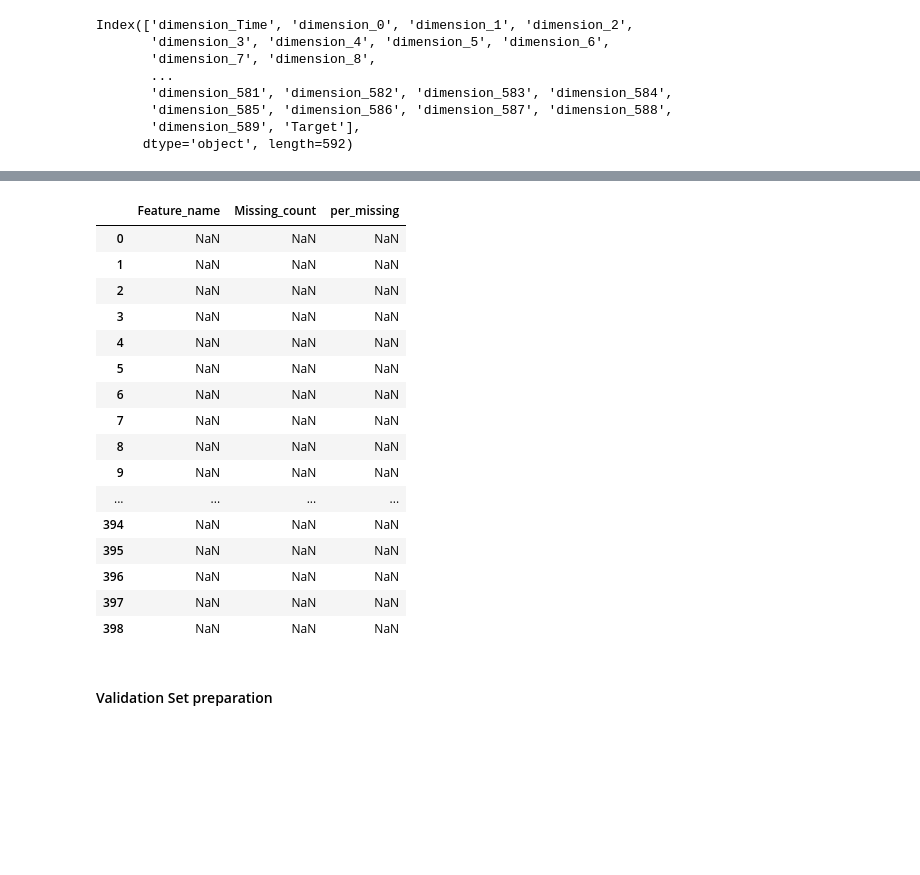
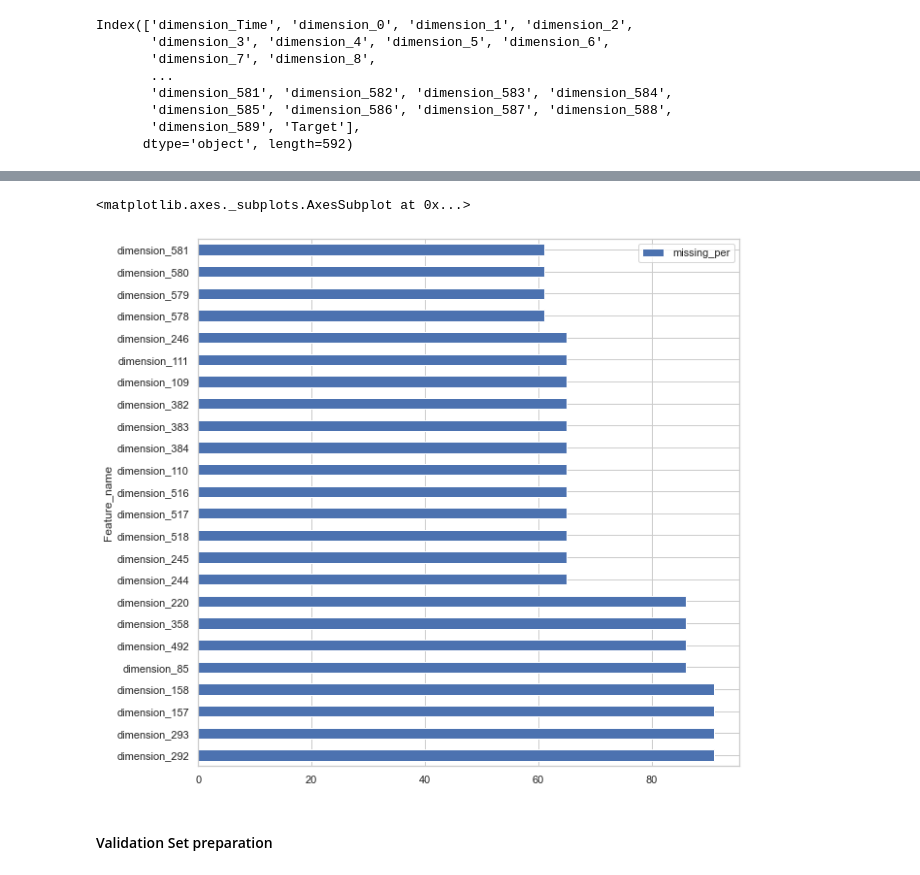
Before and after one commit to baalasangar/MLAI, a Jupyter notebook: 07_FeatureEngineering/Assignment/FeatureEngineering.ipynb, the cells around one changed output, grey strips where cells are left out. Cells and saved outputs as stored; diff of their text form; code cells hidden in the pictures; blank space fills up the shorter version.

```diff
--- a/07_FeatureEngineering/Assignment/FeatureEngineering.ipynb
+++ b/07_FeatureEngineering/Assignment/FeatureEngineering.ipynb
@@ -140,23 +119,13 @@ missing_data
-# %%
-missing_data
-# %% [output]
-|  | Feature_name | Missing_count | per_missing |
-| 0 | NaN | NaN | NaN |
-| 1 | NaN | NaN | NaN |
-| 2 | NaN | NaN | NaN |
-| 3 | NaN | NaN | NaN |
-| 4 | NaN | NaN | NaN |
-| 5 | NaN | NaN | NaN |
-| 6 | NaN | NaN | NaN |
-| 7 | NaN | NaN | NaN |
-| 8 | NaN | NaN | NaN |
-| 9 | NaN | NaN | NaN |
-| ... | ... | ... | ... |
-| 394 | NaN | NaN | NaN |
-| 395 | NaN | NaN | NaN |
-| 396 | NaN | NaN | NaN |
-| 397 | NaN | NaN | NaN |
-| 398 | NaN | NaN | NaN |
+# %%
+missing_data = pd.DataFrame(data_analysis.isna().sum().reset_index())
+missing_data.rename(columns={"index": "Feature_name", 0: "missing_count"},inplace=True)
+missing_data["missing_per"] = round((missing_data["missing_count"] / data_analysis.shape[0]) * 100)
+
+missing_data = missing_data[missing_data.missing_per >=60].sort_values(by="missing_per",ascending=False)
+missing_data.plot.barh(x="Feature_name",y="missing_per",figsize=(10,10))
+# %% [output]
+<matplotlib.axes._subplots.AxesSubplot at 0x...>
+[figure, added]
 # %% [markdown]
 #### Validation Set preparation
 # %%
```
Also changed, not shown: parts of 3 cells of this notebook.
